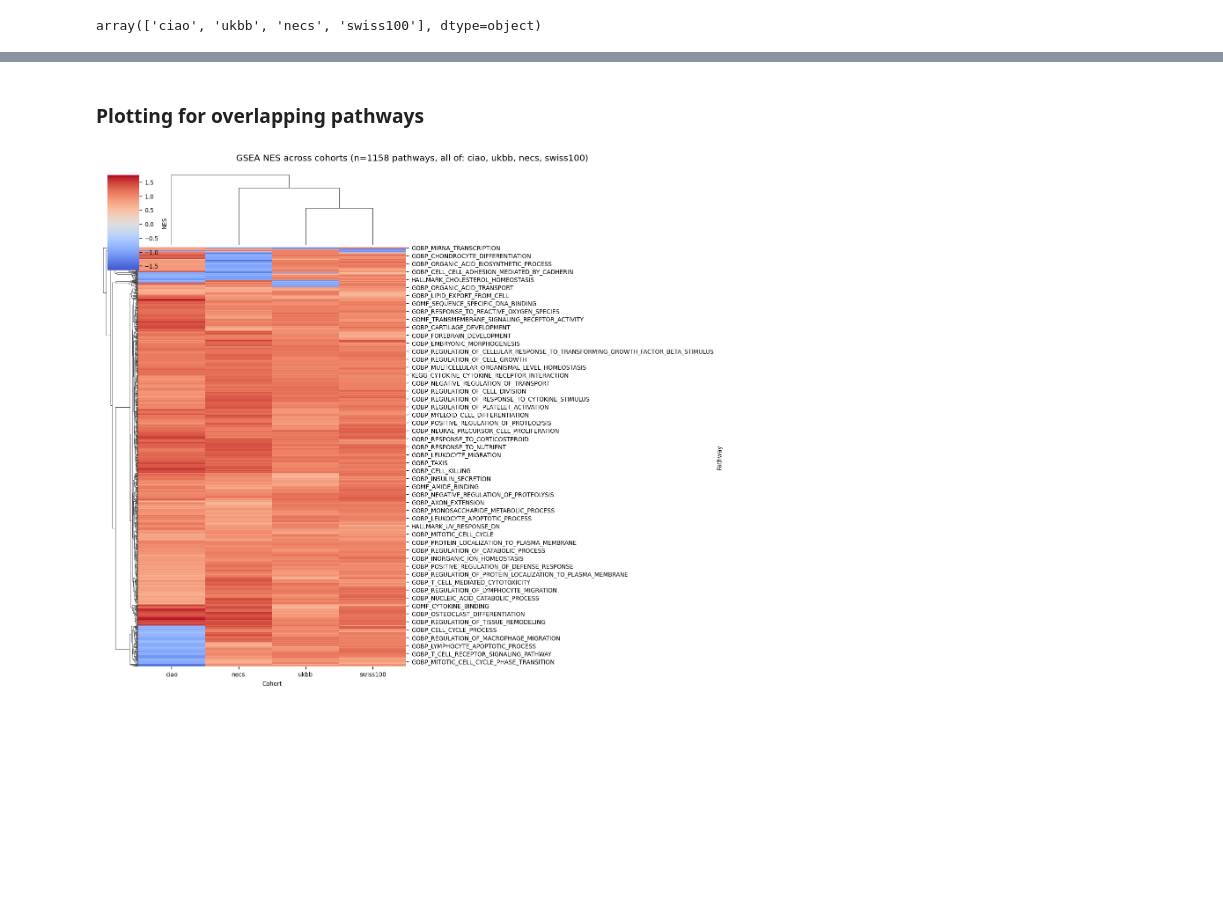
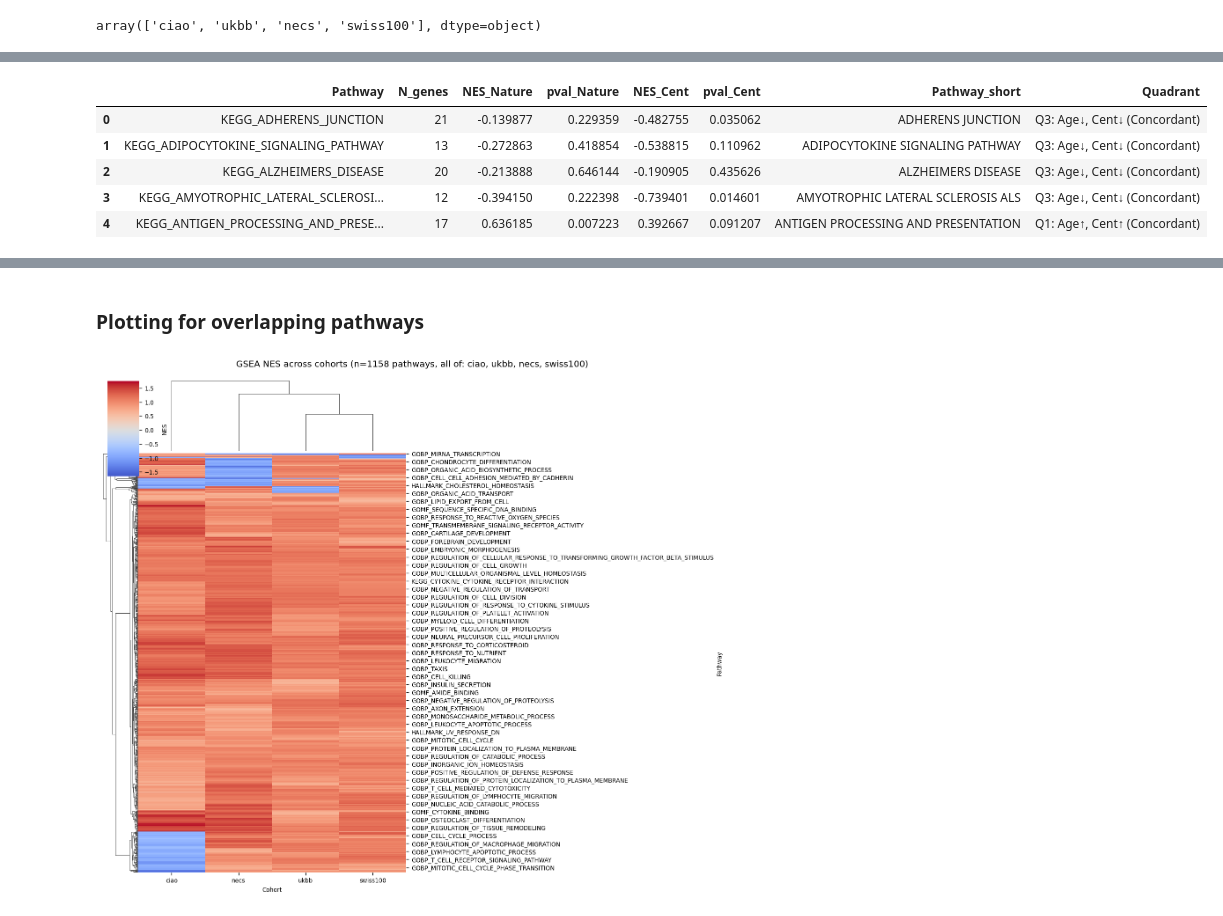
Before and after one commit to checheanya/centenarians, a Jupyter notebook: my_scripts/3_escape_analysis_pws.ipynb, the cells around one changed output, grey strips where cells are left out. Cells and saved outputs as stored; diff of their text form; code cells hidden in the pictures; blank space fills up the shorter version.

```diff
--- a/my_scripts/3_escape_analysis_pws.ipynb
+++ b/my_scripts/3_escape_analysis_pws.ipynb
@@ -234,0 +238,10 @@ sig.to_csv(DATA_OUT / "SIGNIFICANT_PATHWAYS_ALL.csv", index=False)
+# %%
+gsea    = pd.read_csv("/Users/achechenina/projects/centenerians/sanju_version/2_results/gsea_nature_vs_cent.csv")
+gsea.head()
+# %% [output]
+|  | Pathway | N_genes | NES_Nature | pval_Nature | NES_Cent | pval_Cent | Pathway_short | Quadrant |
+| 0 | KEGG_ADHERENS_JUNCTION | 21 | -0.139877 | 0.229359 | -0.482755 | 0.035062 | ADHERENS JUNCTION | Q3: Age↓, Cent↓ (Concordant) |
+| 1 | KEGG_ADIPOCYTOKINE_SIGNALING_PATHWAY | 13 | -0.272863 | 0.418854 | -0.538815 | 0.110962 | ADIPOCYTOKINE SIGNALING PATHWAY | Q3: Age↓, Cent↓ (Concordant) |
+| 2 | KEGG_ALZHEIMERS_DISEASE | 20 | -0.213888 | 0.646144 | -0.190905 | 0.435626 | ALZHEIMERS DISEASE | Q3: Age↓, Cent↓ (Concordant) |
+| 3 | KEGG_AMYOTROPHIC_LATERAL_SCLEROSI... | 12 | -0.394150 | 0.222398 | -0.739401 | 0.014601 | AMYOTROPHIC LATERAL SCLEROSIS ALS | Q3: Age↓, Cent↓ (Concordant) |
+| 4 | KEGG_ANTIGEN_PROCESSING_AND_PRESE... | 17 | 0.636185 | 0.007223 | 0.392667 | 0.091207 | ANTIGEN PROCESSING AND PRESENTATION | Q1: Age↑, Cent↑ (Concordant) |
```
Also changed, not shown: parts of 14 cells of this notebook, 5 other files.
